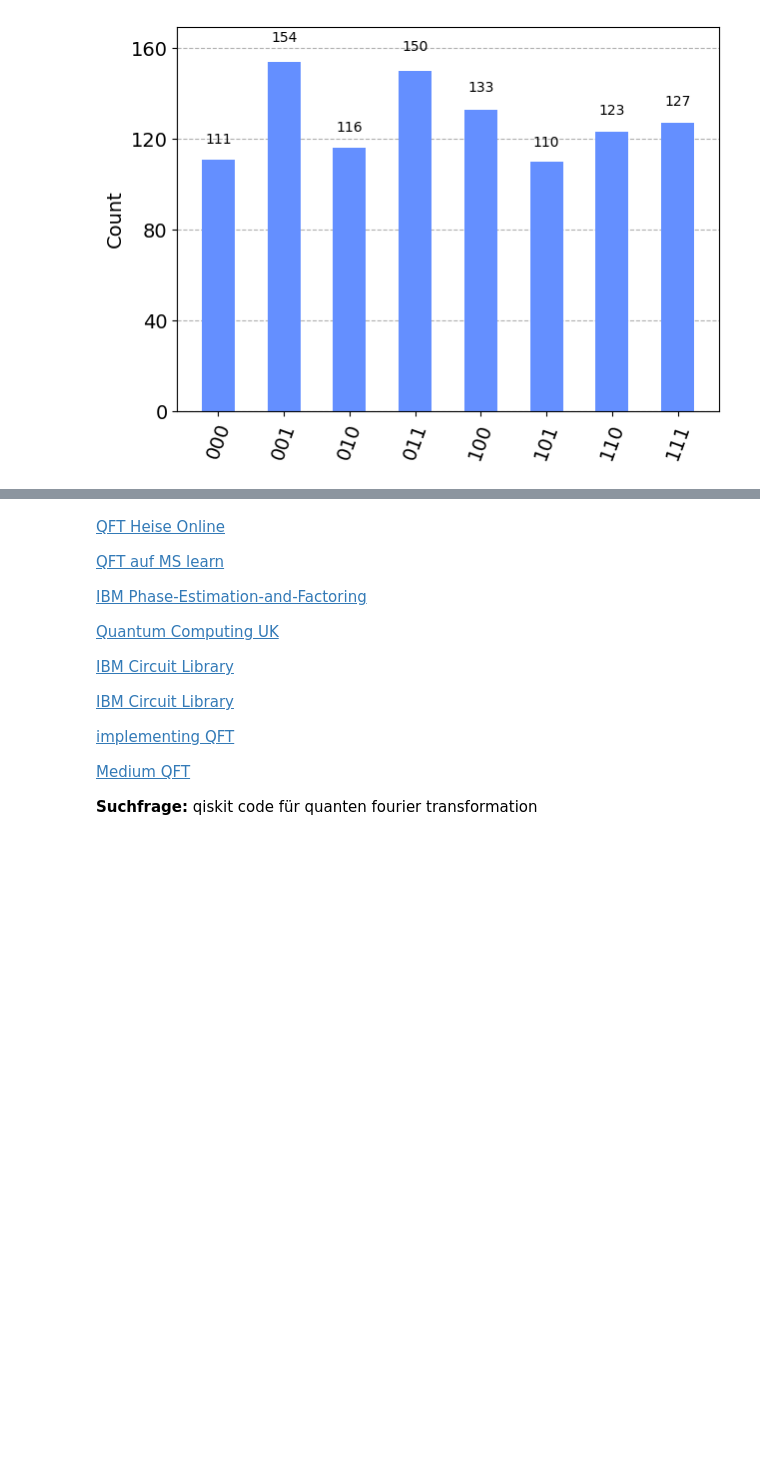
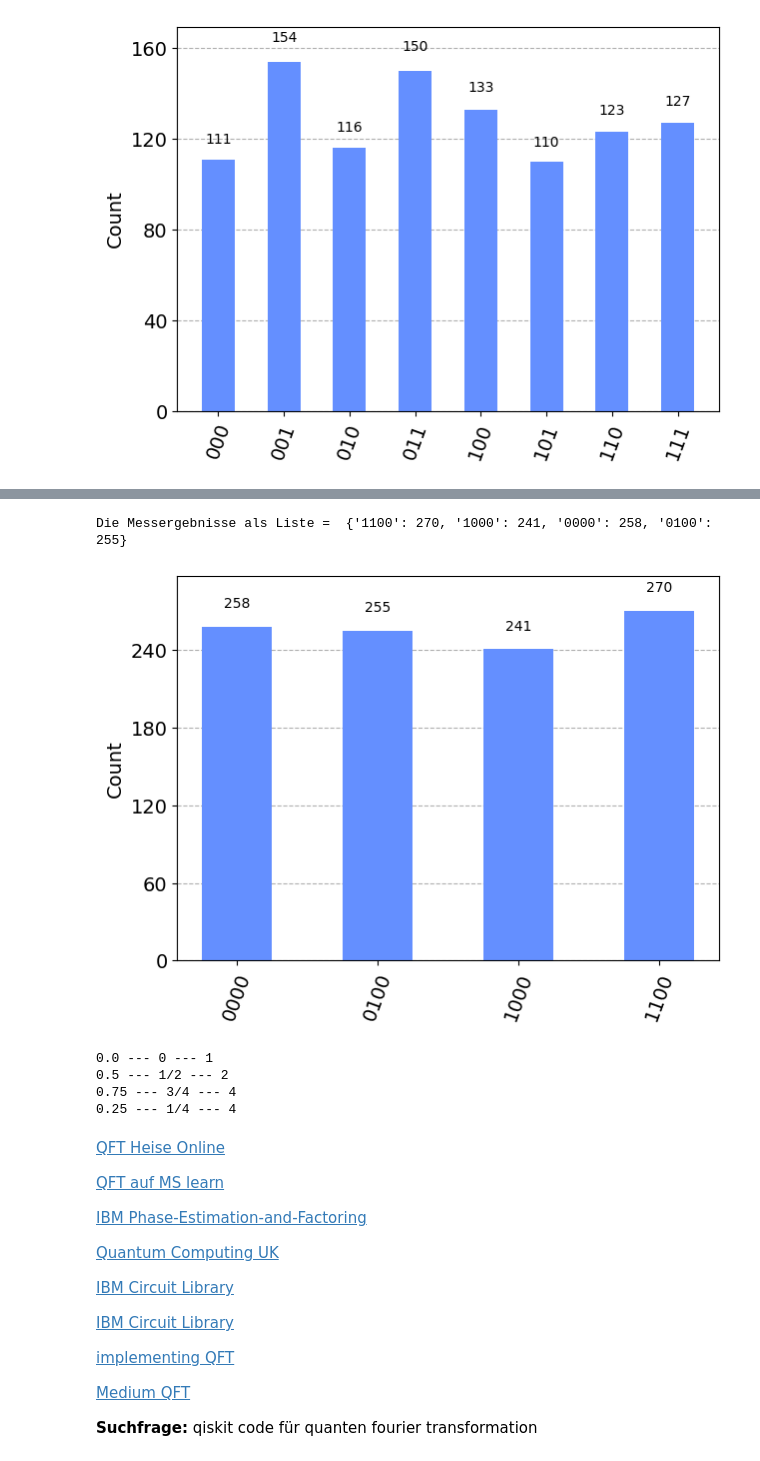
Before and after one commit to rubinhm/JupyterNBs, a Jupyter notebook: Jupyter Notebooks/16. ShorAlgorithmus.ipynb, the cells around one changed output, grey strips where cells are left out. Cells and saved outputs as stored; diff of their text form; code cells hidden in the pictures; blank space fills up the shorter version.

```diff
--- a/Jupyter Notebooks/16. ShorAlgorithmus.ipynb
+++ b/Jupyter Notebooks/16. ShorAlgorithmus.ipynb
@@ -420,3 +506,29 @@ Nun können Sie sich relativ leicht selbst davon überzeugen, dass für die ecki
+# %%
+from qiskit import QuantumCircuit, transpile
+from qiskit.visualization import plot_histogram
+from qiskit_aer import AerSimulator
+
+simulator = AerSimulator(method='statevector')
+t_circ = transpile(circ, simulator)
+counts = simulator.run(t_circ).result().get_counts()
+print('Die Messergebnisse als Liste = ', counts)
+plot_histogram(counts)
+# %% [output]
+Die Messergebnisse als Liste =  {'1100': 270, '1000': 241, '0000': 258, '0100': 255}
+[figure, added]
+# %%
+import numpy as np
+from fractions import Fraction
+for output in counts:
+    decimal = int(output, 2)
+    phase = decimal/(2**L)
+    frac = Fraction(phase).limit_denominator(15)
+    print(phase,"---",frac, "---", frac.denominator)
+# %% [output]
+0.0 --- 0 --- 1
+0.5 --- 1/2 --- 2
+0.75 --- 3/4 --- 4
+0.25 --- 1/4 --- 4
 # %% [markdown]
 [QFT Heise Online](https://www.heise.de/hintergrund/Quantencomputer-programmieren-Nur-eine-Phase-7358148.html?seite=2)
 
```
Also changed, not shown: parts of 6 cells of this notebook.
